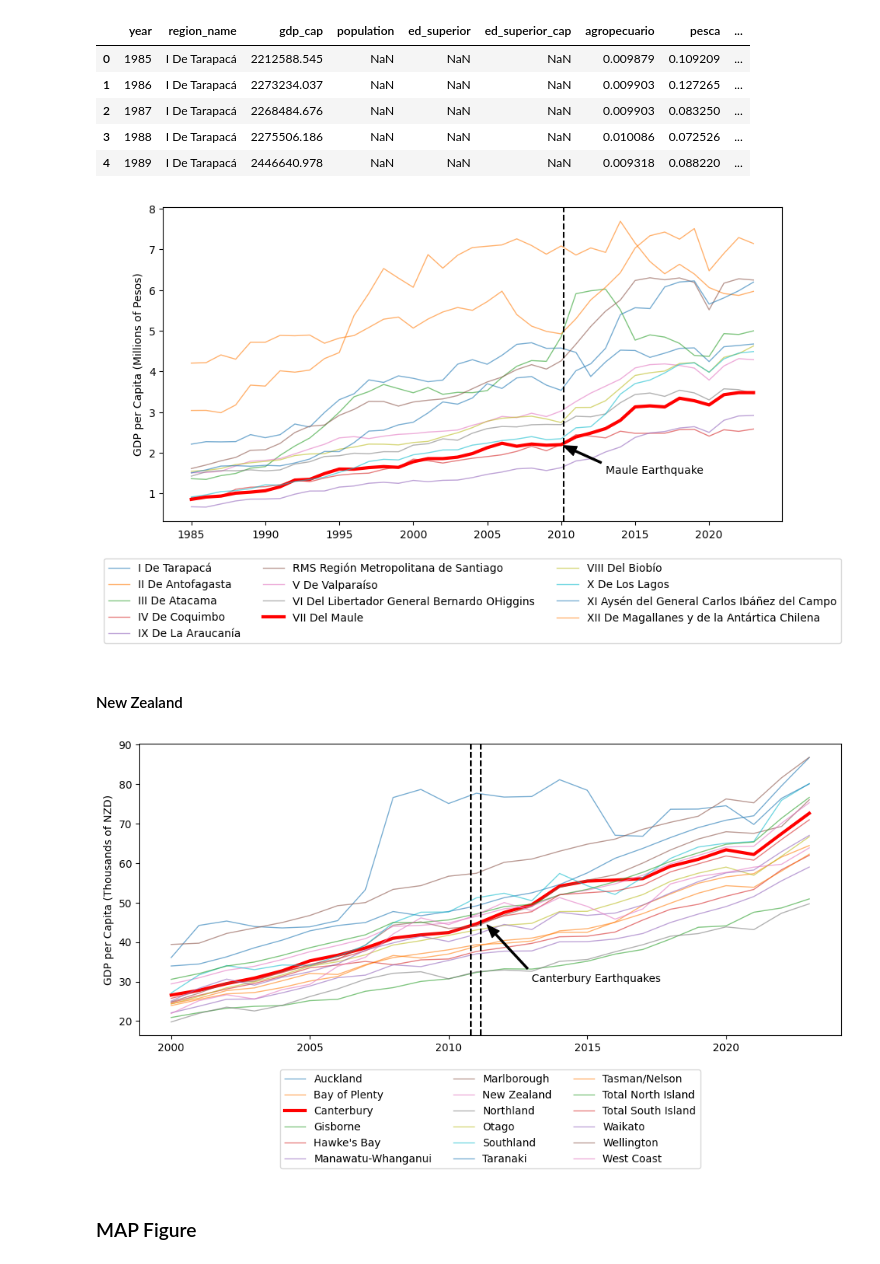
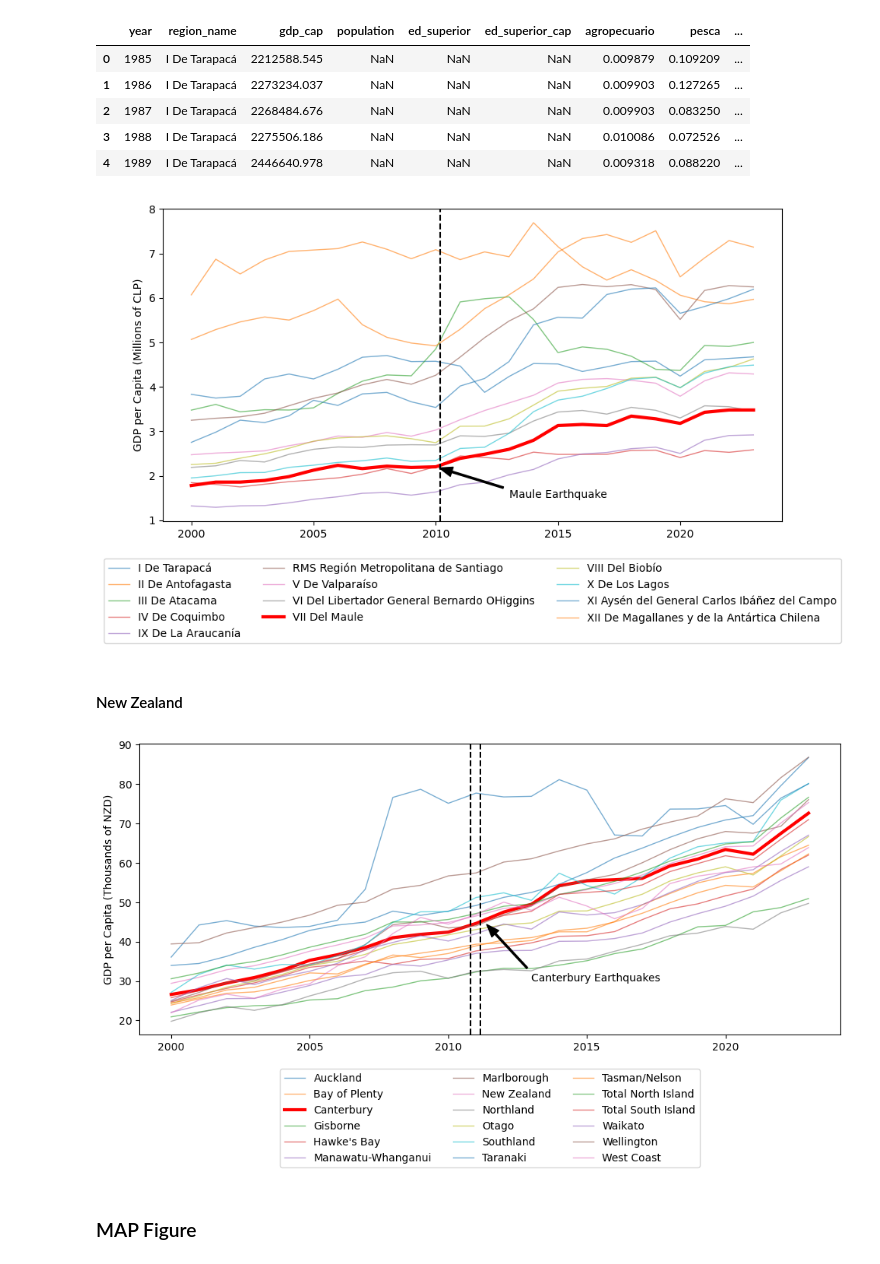
Before and after one commit to diodz/dpl-earthquakes, a Jupyter notebook: notebooks/Additional Figures.ipynb, the cells around one changed output. Saved outputs shown, nothing was run; the diff lists cells and outputs as text; code cells hidden in the pictures.

Commit message:
saved figures with og gdps

```diff
--- a/notebooks/Additional Figures.ipynb
+++ b/notebooks/Additional Figures.ipynb
@@ -17,29 +17,32 @@ df.head()
 # %%
 #tools.display_dataframe_to_user(name="Extended GDP per Capita Data", dataframe=merged_df)
 import matplotlib.pyplot as plt
 
-gdp_per_capita = df.pivot(index='year', columns='region_name', values='gdp_cap')
+gdp_per_capita = df[df['year']>=2000].pivot(index='year', columns='region_name', values='gdp_cap')
 # Plot each region's GDP per capita over time with prominence to VII Del Maule and the requested modifications
 plt.figure(figsize=(10, 6))
 for region in gdp_per_capita.columns:
     if region == 'VII Del Maule':
         plt.plot(gdp_per_capita.index, gdp_per_capita[region]/1000000, label=region, linewidth=3, color='red')
     else:
         plt.plot(gdp_per_capita.index, gdp_per_capita[region]/1000000, label=region, linewidth=1, alpha=0.6)
 
 # Add a vertical line at 2010 with an annotation for the earthquake
 plt.axvline(x=2010.17, color='black', linestyle='--')
 plt.annotate('Maule Earthquake', xy=(2010, 2.2), xytext=(2013, 1.5),
              arrowprops=dict(facecolor='black', shrink=0.05, width=1.5, headwidth=9))
 
 
-plt.ylabel('GDP per Capita (Millions of Pesos)')
+plt.ylabel('GDP per Capita (Millions of CLP)')
 #plt.title('GDP per Capita by Region Over Time')
 plt.legend(loc='upper center', bbox_to_anchor=(0.5, -0.1), ncol=3)
+
 plt.tight_layout()
+filename = "chile_regions_gdp.png"
+plt.savefig(f"../output/{filename}")
 plt.show()
 # %% [output]
-[figure, old version]
+[figure, new version]
 # %% [markdown]
 #### New Zealand
 # %%
@@ -73,9 +76,11 @@ plt.ylabel('GDP per Capita (Thousands of NZD)')
 #plt.title('GDP per Capita by Region Over Time in New Zealand')
 plt.legend(loc='upper center', bbox_to_anchor=(0.5, -0.1), ncol=3)
 plt.tight_layout()
+filename = "nz_regions_gdp.png"
+plt.savefig(f"../output/{filename}")
 plt.show()
 # %% [output]
-[figure, old version]
+[figure, new version]
 # %% [markdown]
 ### MAP Figure
 # %%
```
Also changed, not shown: parts of 1 cell of this notebook, 3 other files.
